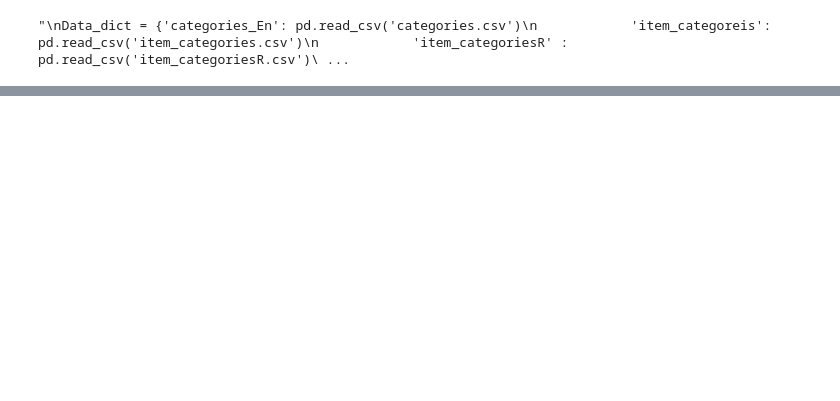
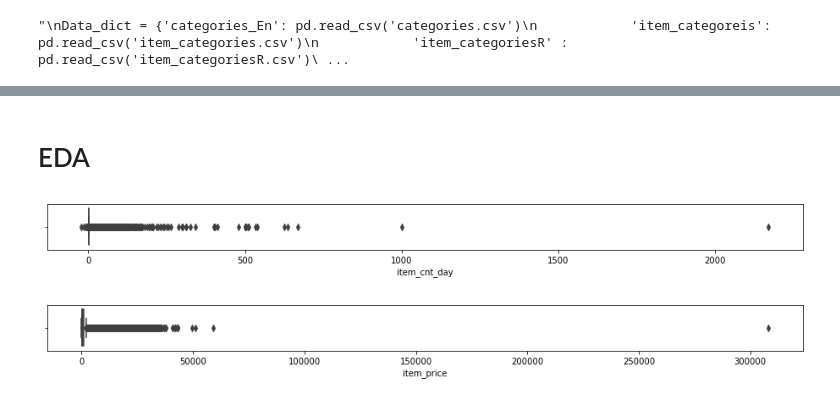
Before and after one commit to HedayaAli/ai_mar21, a Jupyter notebook: M4_Feature_Eng/06. FeatSel & DimRed/Feature Selection Ex.ipynb, the cells around one changed output, grey strips where cells are left out. Saved outputs shown, nothing was run; the diff lists cells and outputs as text; code cells hidden in the pictures; blank space fills up the shorter version.

```diff
--- a/M4_Feature_Eng/06. FeatSel & DimRed/Feature Selection Ex.ipynb
+++ b/M4_Feature_Eng/06. FeatSel & DimRed/Feature Selection Ex.ipynb
@@ -3,14 +9,16 @@ import pandas as pd
 # %%
 #Importing Data
 categories_En = pd.read_csv('categories.csv')
-item_categoreis = pd.read_csv('item_categories.csv')
-item_categoriesR = pd.read_csv('item_categoriesR.csv')
+#item_categoreis = pd.read_csv('item_categories.csv')
+#item_categoriesR = pd.read_csv('item_categoriesR.csv')
 items_En = pd.read_csv('items.csv')
-sales_trainR = pd.read_csv('sales_trainR.csv')
+#shopsR = pd.read_csv('shopsR.csv')
+shops_En = pd.read_csv('shops.csv')
+train = pd.read_csv('sales_trainR.csv')
+test = pd.read_csv('testR.csv')
 sample_submissionR = pd.read_csv('sample_submissionR.csv')
-shops_En = pd.read_csv('shops.csv')
-testR = pd.read_csv('testR.csv')
-shopsR = pd.read_csv('shopsR.csv')
+
+
 
 """
 Data_dict = {'categories_En': pd.read_csv('categories.csv')
@@ -28,0 +118,25 @@ Data_dict = {'categories_En': pd.read_csv('categories.csv')
+# %% [markdown]
+# EDA
+# %%
+
+palette_1 = sb.color_palette('Accent', 6)
+palette_2 = sb.color_palette('Set1', 6)
+palette_3 = sb.color_palette('BrBG')
+palette_4 = sb.color_palette('CMRmap')
+palette_5 = sb.color_palette('Paired', 6)
+palette_6 = sb.color_palette('RdYlBu')
+palette_binary_1 = sb.color_palette('Accent_r', 2)
+palette_binary_2 = sb.color_palette('Set1', 2)
+palette_binary_3 = sb.color_palette('Set2', 2)
+
+plt.style.use('fivethirtyeight')
+# %%
+plt.figure(figsize=(16,1))
+sb.boxplot(x=train.item_cnt_day);
+# %% [output]
+[figure, added]
+# %%
+plt.figure(figsize=(16,1))
+sb.boxplot(x=train.item_price);
+# %% [output]
+[figure, added]
```
Also changed, not shown: parts of 14 cells of this notebook.
